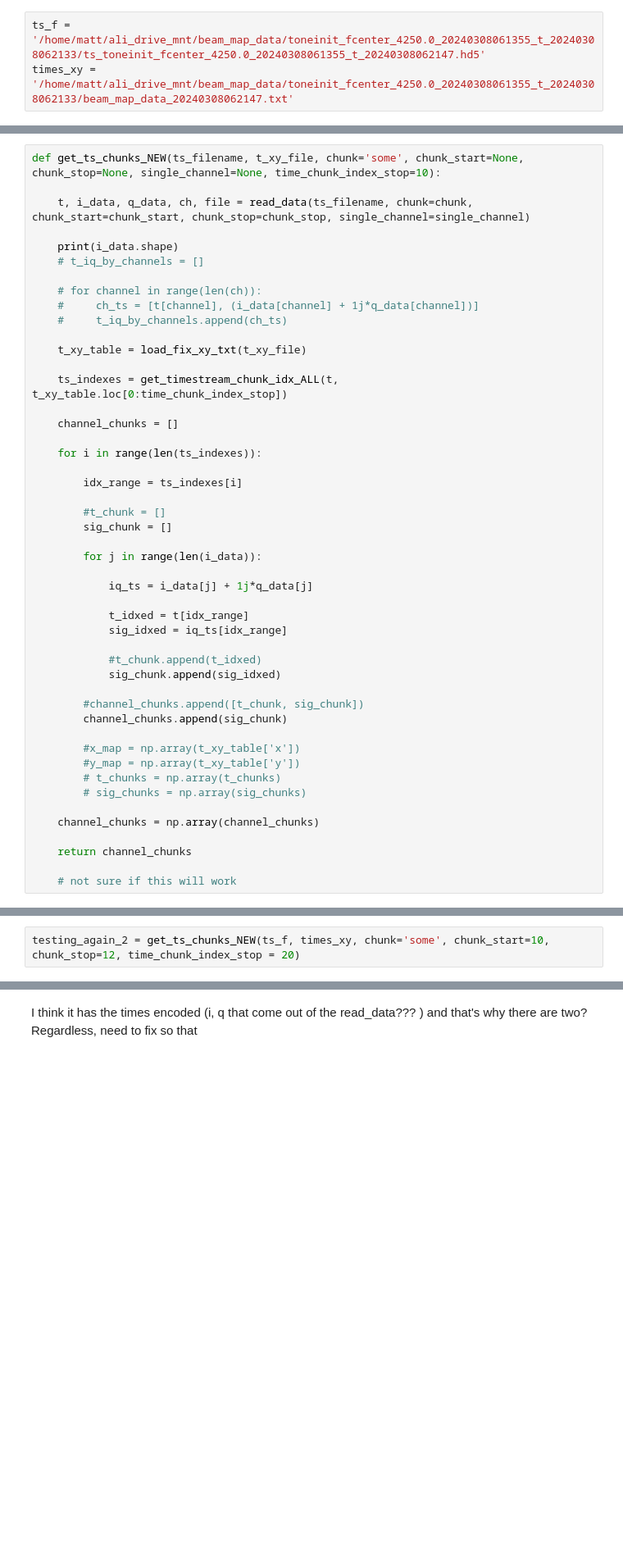
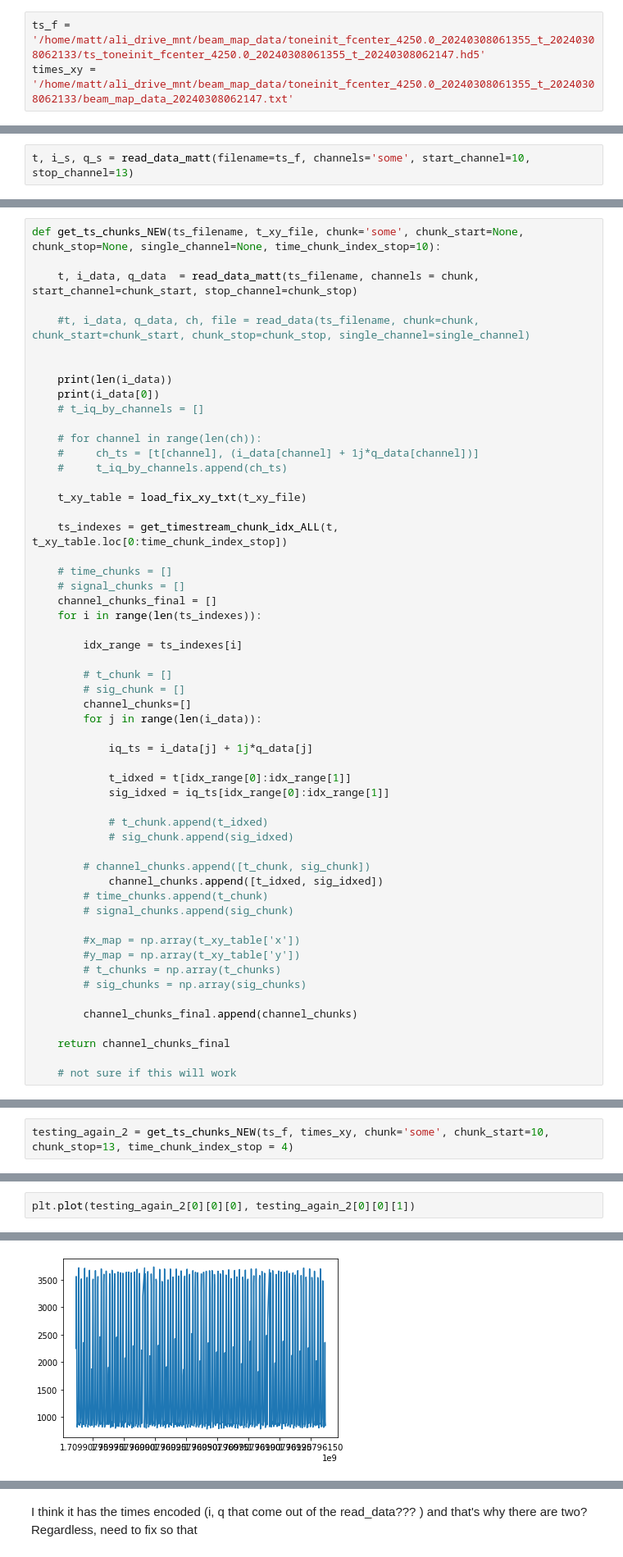
Before and after one commit to withersm/readout, a Jupyter notebook: lea_beammap_work/ali_hdf5_reading/time_chunking/tchunk_2_r.ipynb, the cells around one changed output, grey strips where cells are left out. Shown at 82% size. Cells and saved outputs as stored; diff of their text form; blank space fills up the shorter version.

Commit message:
LY - time chunking

```diff
--- a/lea_beammap_work/ali_hdf5_reading/time_chunking/tchunk_2_r.ipynb
+++ b/lea_beammap_work/ali_hdf5_reading/time_chunking/tchunk_2_r.ipynb
@@ -312,0 +352,2 @@ def modified_demod_process_for_tchunks(t_chunk, sig_chunk, ts_file, f_sawtooth,
+# %%
+t, i_s, q_s = read_data_matt(filename=ts_f, channels='some', start_channel=10, stop_channel=13)
@@ -406,9 +451,13 @@ def get_timestream_chunk_idx_ALL(t_ts, t_xy_table): # t_xy_starts, t_xy_ends):
 # %%
 def get_ts_chunks_NEW(ts_filename, t_xy_file, chunk='some', chunk_start=None, chunk_stop=None, single_channel=None, time_chunk_index_stop=10):
 
-    t, i_data, q_data, ch, file = read_data(ts_filename, chunk=chunk, chunk_start=chunk_start, chunk_stop=chunk_stop, single_channel=single_channel)
+    t, i_data, q_data  = read_data_matt(ts_filename, channels = chunk, start_channel=chunk_start, stop_channel=chunk_stop)
 
-    print(i_data.shape)
+    #t, i_data, q_data, ch, file = read_data(ts_filename, chunk=chunk, chunk_start=chunk_start, chunk_stop=chunk_stop, single_channel=single_channel)
+
+
+    print(len(i_data))
+    print(i_data[0])
     # t_iq_by_channels = []
 
     # for channel in range(len(ch)):
@@ -419,35 +468,38 @@ def get_ts_chunks_NEW(ts_filename, t_xy_file, chunk='some', chunk_start=None, ch
 
     ts_indexes = get_timestream_chunk_idx_ALL(t, t_xy_table.loc[0:time_chunk_index_stop])
 
-    channel_chunks = []
-
+    # time_chunks = []
+    # signal_chunks = []
+    channel_chunks_final = []
     for i in range(len(ts_indexes)):
 
         idx_range = ts_indexes[i]
 
-        #t_chunk = []
-        sig_chunk = []
-
+        # t_chunk = []
+        # sig_chunk = []
+        channel_chunks=[]
         for j in range(len(i_data)):
 
             iq_ts = i_data[j] + 1j*q_data[j]
 
-            t_idxed = t[idx_range]
-            sig_idxed = iq_ts[idx_range]
+            t_idxed = t[idx_range[0]:idx_range[1]]
+            sig_idxed = iq_ts[idx_range[0]:idx_range[1]]
 
-            #t_chunk.append(t_idxed)
-            sig_chunk.append(sig_idxed)
+            # t_chunk.append(t_idxed)
+            # sig_chunk.append(sig_idxed)
 
-        #channel_chunks.append([t_chunk, sig_chunk])
-        channel_chunks.append(sig_chunk)
+        # channel_chunks.append([t_chunk, sig_chunk])
+            channel_chunks.append([t_idxed, sig_idxed])
+        # time_chunks.append(t_chunk)
+        # signal_chunks.append(sig_chunk)
 
         #x_map = np.array(t_xy_table['x'])
         #y_map = np.array(t_xy_table['y'])
         # t_chunks = np.array(t_chunks)
         # sig_chunks = np.array(sig_chunks)
 
-    channel_chunks = np.array(channel_chunks)
+        channel_chunks_final.append(channel_chunks)
 
-    return channel_chunks
+    return channel_chunks_final
 
     # not sure if this will work
@@ -454,3 +514,3 @@ def get_ts_chunks_NEW(ts_filename, t_xy_file, chunk='some', chunk_start=None, ch
 # %%
-testing_again_2 = get_ts_chunks_NEW(ts_f, times_xy, chunk='some', chunk_start=10, chunk_stop=12, time_chunk_index_stop = 20)
+testing_again_2 = get_ts_chunks_NEW(ts_f, times_xy, chunk='some', chunk_start=10, chunk_stop=13, time_chunk_index_stop = 4)
 # %% [output]
@@ -460,0 +598,3 @@ True
+# %%
+plt.plot(testing_again_2[0][0][0], testing_again_2[0][0][1])
+# %% [output]
@@ -460,0 +602 @@ True
+[figure, added]
```
Also changed, not shown: parts of 21 cells of this notebook, 1 other file.
